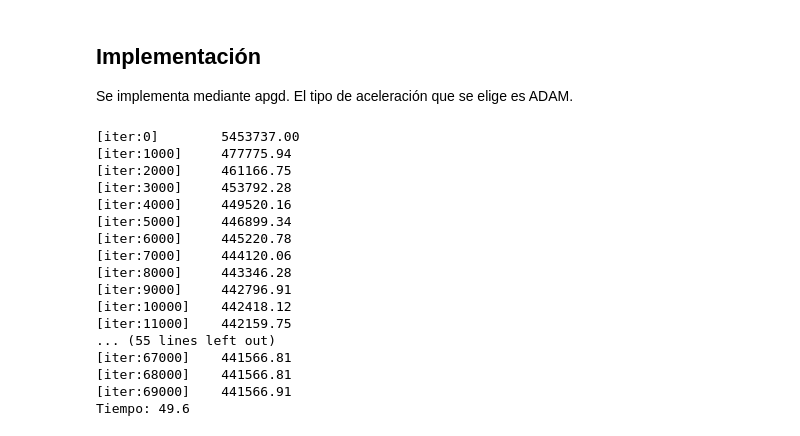
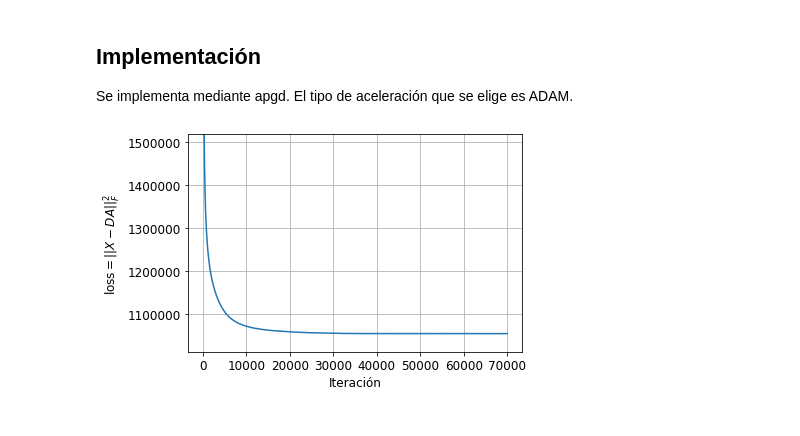
Before and after one commit to camilomarino/Obligatorios_TAO_2020, a Jupyter notebook: ProyectoFinal/AMPD_with_pandas.ipynb, the cells around one changed output. Saved outputs shown, nothing was run; the diff lists cells and outputs as text; code cells hidden in the pictures.

```diff
--- a/ProyectoFinal/AMPD_with_pandas.ipynb
+++ b/ProyectoFinal/AMPD_with_pandas.ipynb
@@ -90,26 +88,8 @@ $$\text{ s.t. $A_{i,j}>0$ $\forall i,j$}$$
 ## Implementación
 Se implementa mediante apgd. El tipo de aceleración que se elige es ADAM.
 # %%
-from apgd import adam_pgd
-t1 = time()
-A, cost = adam_pgd(D, X)
-t2 = time()
-print(f'Tiempo: {t2-t1:.1f}')
+# from apgd import adam_pgd
+# t1 = time()
+# A_simple, cost, losses_simple = adam_pgd(D, X, max_iter=70_000)
+# t2 = time()
+# print(f'Tiempo: {t2-t1:.1f}')
-# %% [output]
-[iter:0]        5453737.00
-[iter:1000]     477775.94
-[iter:2000]     461166.75
-[iter:3000]     453792.28
-[iter:4000]     449520.16
-[iter:5000]     446899.34
-[iter:6000]     445220.78
-[iter:7000]     444120.06
-[iter:8000]     443346.28
-[iter:9000]     442796.91
-[iter:10000]    442418.12
-[iter:11000]    442159.75
-... (55 lines left out)
-[iter:67000]    441566.81
-[iter:68000]    441566.81
-[iter:69000]    441566.91
-Tiempo: 49.6
@@ -116 +103,14 @@ Tiempo: 49.6
+# %%
+rcParams['font.style'] = 'normal'
+rcParams['font.size'] = 12
+rcParams['font.weight'] = 'normal'
+plt.figure()
+plt.plot(losses_simple)
+plt.ylim((1055476.62*0.96, 1265412.12*1.2))
+plt.grid(True)
+plt.xlabel('Iteración')
+plt.ylabel(r'loss$={||X-DA||_F^2}$')
+plt.savefig('images/loss_sin_regularizacion.png', bbox_inches='tight')
+# %% [output]
+[figure, added]
 # %%
```
Also changed, not shown: parts of 29 cells of this notebook, 8 other files.
